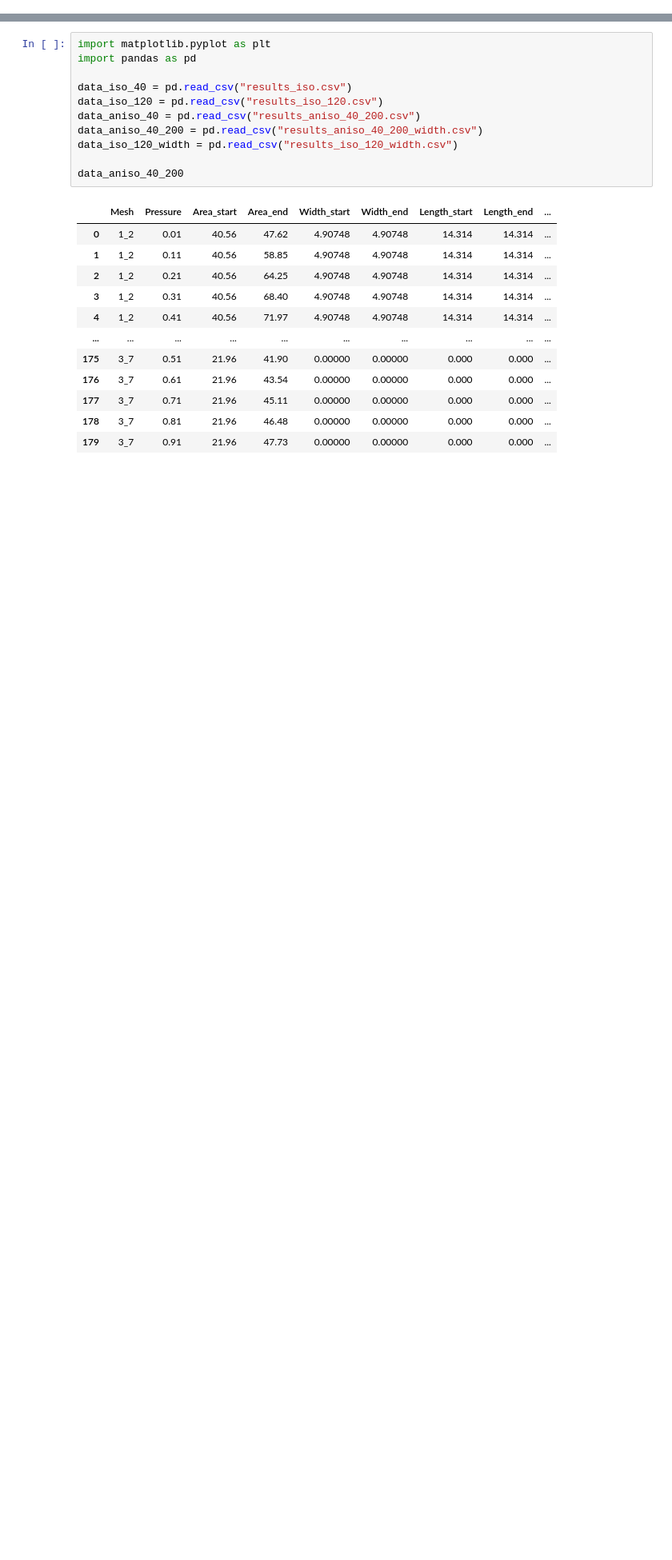
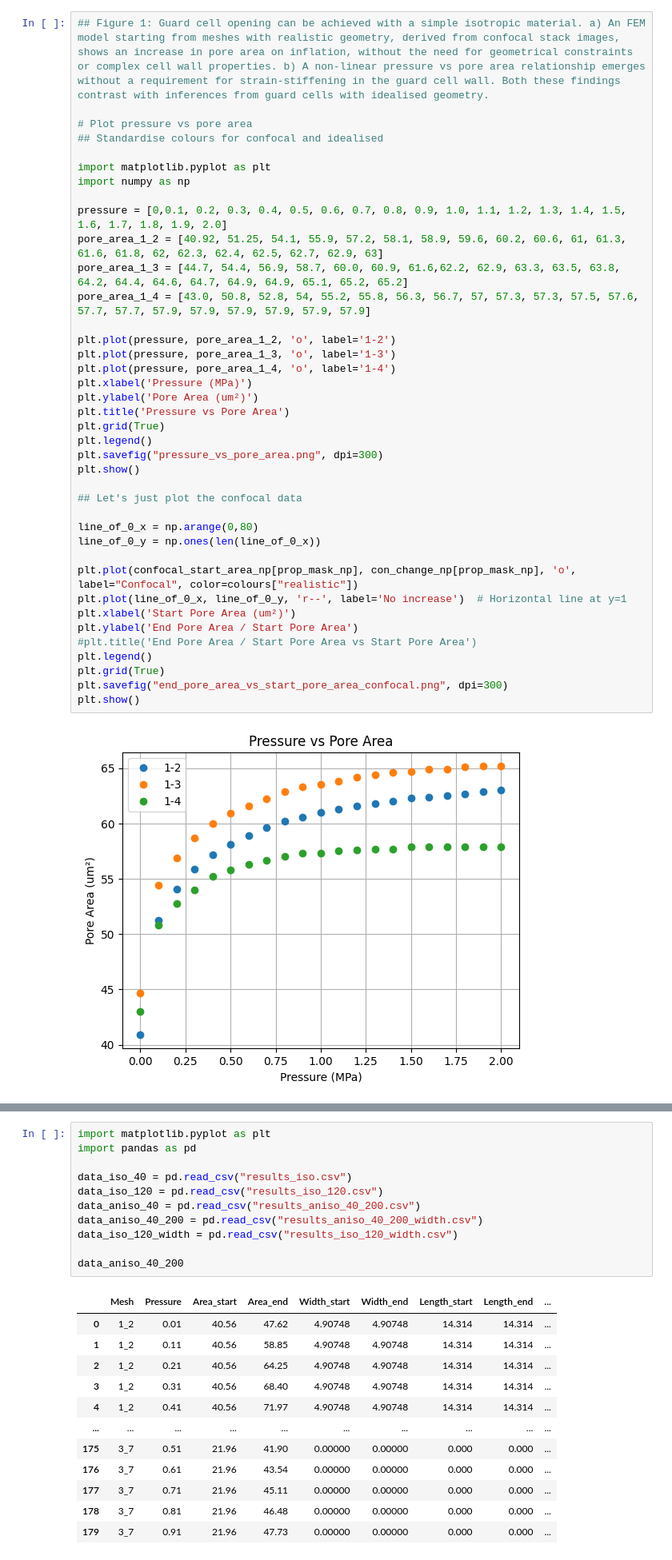
Before and after one commit to mtomtom/onion-stomatal-geometry, a Jupyter notebook: output/results.ipynb, the cells around one changed output, grey strips where cells are left out. Shown at 80% size. Cells and saved outputs as stored; diff of their text form; blank space fills up the shorter version.

```diff
--- a/output/results.ipynb
+++ b/output/results.ipynb
@@ -0,0 +68,41 @@
+# %%
+## Figure 1: Guard cell opening can be achieved with a simple isotropic material. a) An FEM model starting from meshes with realistic geometry, derived from confocal stack images, shows an increase in pore area on inflation, without the need for geometrical constraints or complex cell wall properties. b) A non-linear pressure vs pore area relationship emerges without a requirement for strain-stiffening in the guard cell wall. Both these findings contrast with inferences from guard cells with idealised geometry.
+
+# Plot pressure vs pore area
+## Standardise colours for confocal and idealised
+
+import matplotlib.pyplot as plt
+import numpy as np
+
+pressure = [0,0.1, 0.2, 0.3, 0.4, 0.5, 0.6, 0.7, 0.8, 0.9, 1.0, 1.1, 1.2, 1.3, 1.4, 1.5, 1.6, 1.7, 1.8, 1.9, 2.0]
+pore_area_1_2 = [40.92, 51.25, 54.1, 55.9, 57.2, 58.1, 58.9, 59.6, 60.2, 60.6, 61, 61.3, 61.6, 61.8, 62, 62.3, 62.4, 62.5, 62.7, 62.9, 63]
+pore_area_1_3 = [44.7, 54.4, 56.9, 58.7, 60.0, 60.9, 61.6,62.2, 62.9, 63.3, 63.5, 63.8, 64.2, 64.4, 64.6, 64.7, 64.9, 64.9, 65.1, 65.2, 65.2]
+pore_area_1_4 = [43.0, 50.8, 52.8, 54, 55.2, 55.8, 56.3, 56.7, 57, 57.3, 57.3, 57.5, 57.6, 57.7, 57.7, 57.9, 57.9, 57.9, 57.9, 57.9, 57.9]
+
+plt.plot(pressure, pore_area_1_2, 'o', label='1-2')
+plt.plot(pressure, pore_area_1_3, 'o', label='1-3')
+plt.plot(pressure, pore_area_1_4, 'o', label='1-4')
+plt.xlabel('Pressure (MPa)')
+plt.ylabel('Pore Area (um²)')
+plt.title('Pressure vs Pore Area')
+plt.grid(True)
+plt.legend()
+plt.savefig("pressure_vs_pore_area.png", dpi=300)
+plt.show()
+
+## Let's just plot the confocal data
+
+line_of_0_x = np.arange(0,80)
+line_of_0_y = np.ones(len(line_of_0_x))
+
+plt.plot(confocal_start_area_np[prop_mask_np], con_change_np[prop_mask_np], 'o', label="Confocal", color=colours["realistic"])
+plt.plot(line_of_0_x, line_of_0_y, 'r--', label='No increase')  # Horizontal line at y=1
+plt.xlabel('Start Pore Area (um²)')
+plt.ylabel('End Pore Area / Start Pore Area')
+#plt.title('End Pore Area / Start Pore Area vs Start Pore Area')
+plt.legend()
+plt.grid(True)
+plt.savefig("end_pore_area_vs_start_pore_area_confocal.png", dpi=300)
+plt.show()
+# %% [output]
+[figure, added]
```
Also changed, not shown: parts of 7 cells of this notebook, 2 other files.
